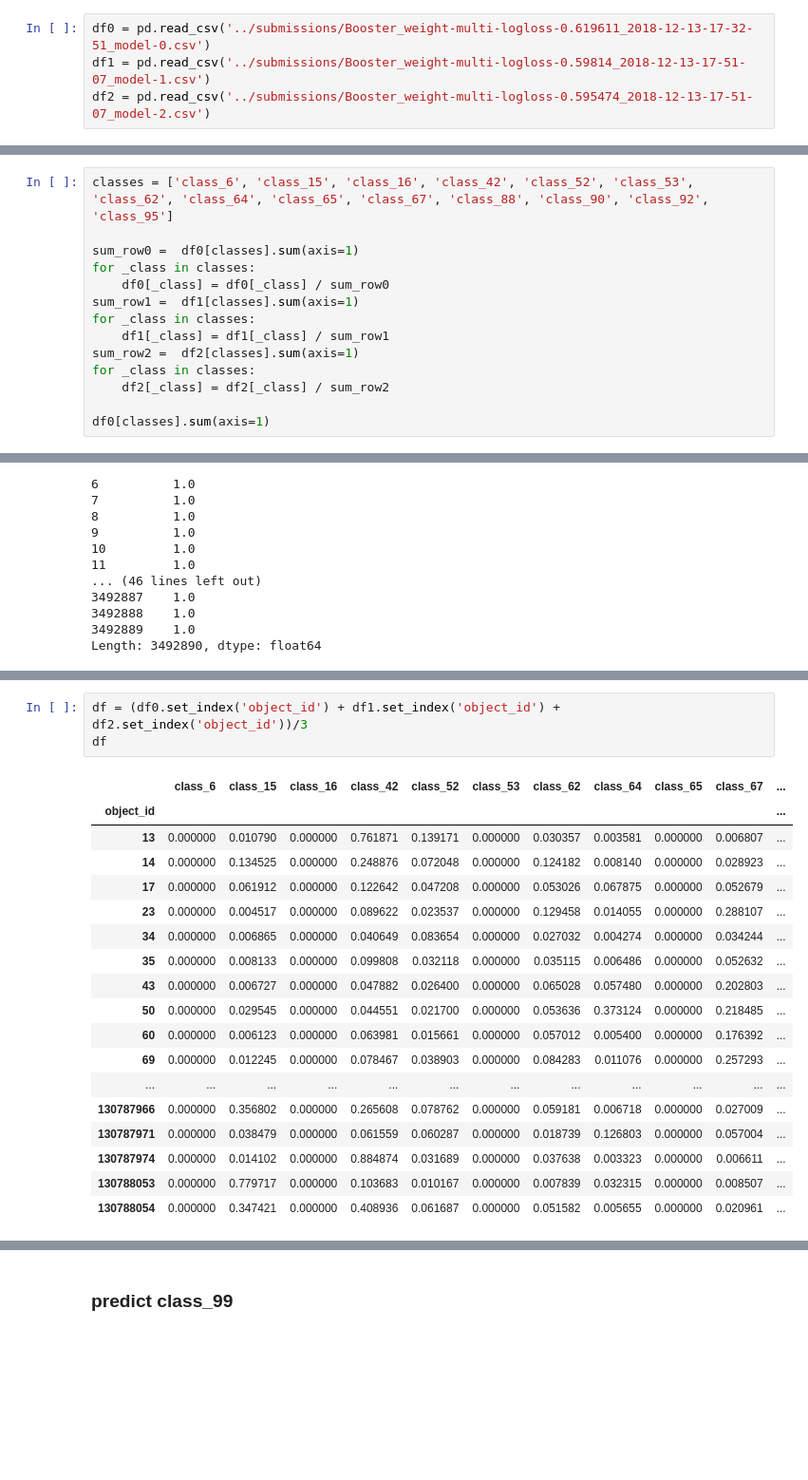
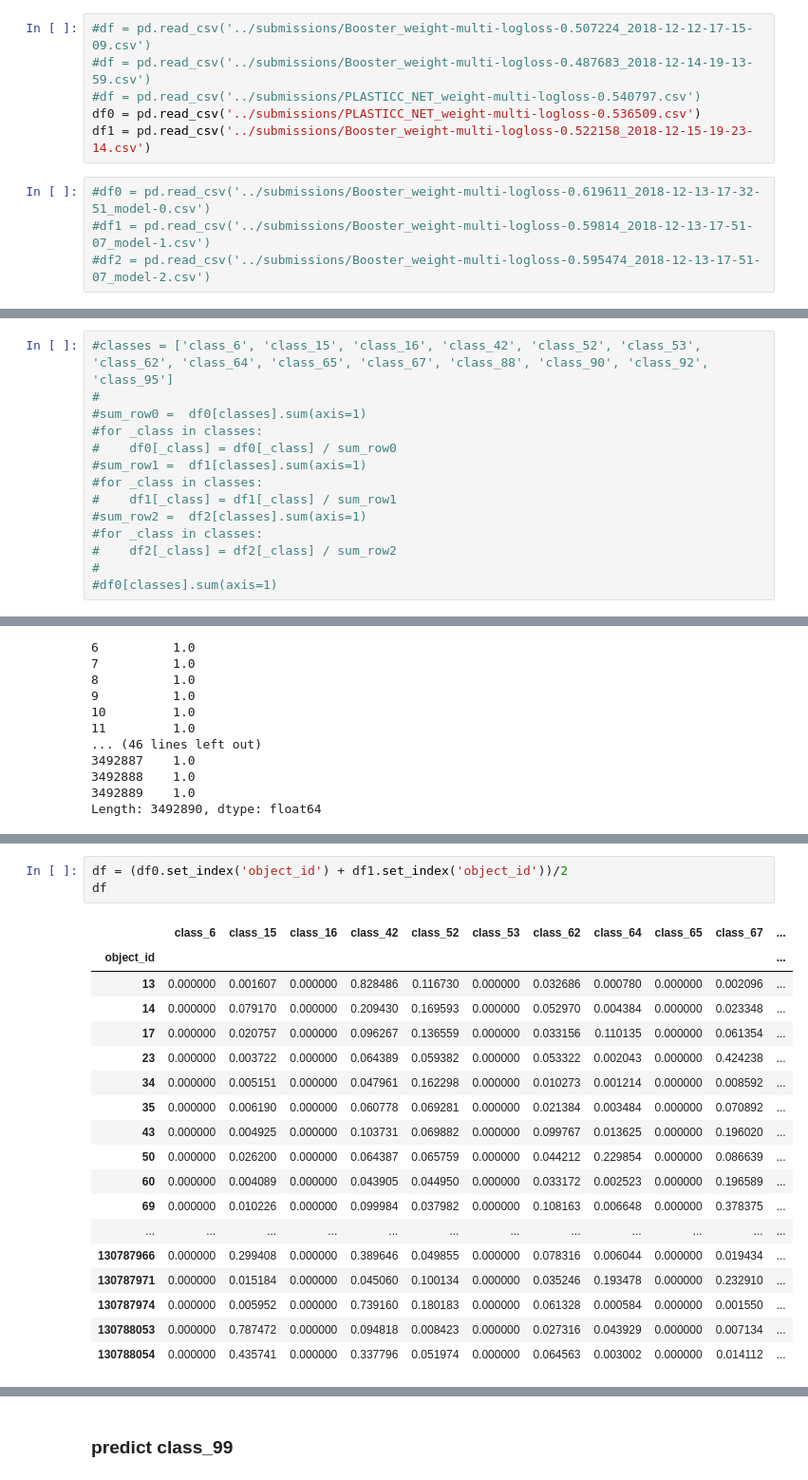
Before and after one commit to guchio3/kaggle-plasticc, a Jupyter notebook: notebook/for_submission.ipynb, the cells around one changed output, grey strips where cells are left out. Shown: that part at 95% size. Cells and saved outputs as stored; diff of their text form; blank space fills up the shorter version.

```diff
--- a/notebook/for_submission.ipynb
+++ b/notebook/for_submission.ipynb
@@ -30,4 +28,10 @@ meta_df
+# %%
+#df = pd.read_csv('../submissions/Booster_weight-multi-logloss-0.507224_2018-12-12-17-15-09.csv')
+#df = pd.read_csv('../submissions/Booster_weight-multi-logloss-0.487683_2018-12-14-19-13-59.csv')
+#df = pd.read_csv('../submissions/PLASTICC_NET_weight-multi-logloss-0.540797.csv')
+df0 = pd.read_csv('../submissions/PLASTICC_NET_weight-multi-logloss-0.536509.csv')
+df1 = pd.read_csv('../submissions/Booster_weight-multi-logloss-0.522158_2018-12-15-19-23-14.csv')
 # %%
-df0 = pd.read_csv('../submissions/Booster_weight-multi-logloss-0.619611_2018-12-13-17-32-51_model-0.csv')
-df1 = pd.read_csv('../submissions/Booster_weight-multi-logloss-0.59814_2018-12-13-17-51-07_model-1.csv')
-df2 = pd.read_csv('../submissions/Booster_weight-multi-logloss-0.595474_2018-12-13-17-51-07_model-2.csv')
+#df0 = pd.read_csv('../submissions/Booster_weight-multi-logloss-0.619611_2018-12-13-17-32-51_model-0.csv')
+#df1 = pd.read_csv('../submissions/Booster_weight-multi-logloss-0.59814_2018-12-13-17-51-07_model-1.csv')
+#df2 = pd.read_csv('../submissions/Booster_weight-multi-logloss-0.595474_2018-12-13-17-51-07_model-2.csv')
@@ -97,15 +86,15 @@ df0
 3492890 rows × 15 columns
 # %%
-classes = ['class_6', 'class_15', 'class_16', 'class_42', 'class_52', 'class_53', 'class_62', 'class_64', 'class_65', 'class_67', 'class_88', 'class_90', 'class_92', 'class_95']
-
-sum_row0 =  df0[classes].sum(axis=1)
-for _class in classes:
-    df0[_class] = df0[_class] / sum_row0
-sum_row1 =  df1[classes].sum(axis=1)
-for _class in classes:
-    df1[_class] = df1[_class] / sum_row1
-sum_row2 =  df2[classes].sum(axis=1)
-for _class in classes:
-    df2[_class] = df2[_class] / sum_row2
-
-df0[classes].sum(axis=1)
+#classes = ['class_6', 'class_15', 'class_16', 'class_42', 'class_52', 'class_53', 'class_62', 'class_64', 'class_65', 'class_67', 'class_88', 'class_90', 'class_92', 'class_95']
+#
+#sum_row0 =  df0[classes].sum(axis=1)
+#for _class in classes:
+#    df0[_class] = df0[_class] / sum_row0
+#sum_row1 =  df1[classes].sum(axis=1)
+#for _class in classes:
+#    df1[_class] = df1[_class] / sum_row1
+#sum_row2 =  df2[classes].sum(axis=1)
+#for _class in classes:
+#    df2[_class] = df2[_class] / sum_row2
+#
+#df0[classes].sum(axis=1)
@@ -157,23 +156,23 @@ Length: 3492890, dtype: float64
 # %%
-df = (df0.set_index('object_id') + df1.set_index('object_id') + df2.set_index('object_id'))/3
+df = (df0.set_index('object_id') + df1.set_index('object_id'))/2
 df
 # %% [output]
 |  | class_6 | class_15 | class_16 | class_42 | class_52 | class_53 | class_62 | class_64 | class_65 | class_67 | ... |
 | object_id |  |  |  |  |  |  |  |  |  |  | ... |
-| 13 | 0.000000 | 0.010790 | 0.000000 | 0.761871 | 0.139171 | 0.000000 | 0.030357 | 0.003581 | 0.000000 | 0.006807 | ... |
-| 14 | 0.000000 | 0.134525 | 0.000000 | 0.248876 | 0.072048 | 0.000000 | 0.124182 | 0.008140 | 0.000000 | 0.028923 | ... |
-| 17 | 0.000000 | 0.061912 | 0.000000 | 0.122642 | 0.047208 | 0.000000 | 0.053026 | 0.067875 | 0.000000 | 0.052679 | ... |
-| 23 | 0.000000 | 0.004517 | 0.000000 | 0.089622 | 0.023537 | 0.000000 | 0.129458 | 0.014055 | 0.000000 | 0.288107 | ... |
-| 34 | 0.000000 | 0.006865 | 0.000000 | 0.040649 | 0.083654 | 0.000000 | 0.027032 | 0.004274 | 0.000000 | 0.034244 | ... |
-| 35 | 0.000000 | 0.008133 | 0.000000 | 0.099808 | 0.032118 | 0.000000 | 0.035115 | 0.006486 | 0.000000 | 0.052632 | ... |
-| 43 | 0.000000 | 0.006727 | 0.000000 | 0.047882 | 0.026400 | 0.000000 | 0.065028 | 0.057480 | 0.000000 | 0.202803 | ... |
-| 50 | 0.000000 | 0.029545 | 0.000000 | 0.044551 | 0.021700 | 0.000000 | 0.053636 | 0.373124 | 0.000000 | 0.218485 | ... |
-| 60 | 0.000000 | 0.006123 | 0.000000 | 0.063981 | 0.015661 | 0.000000 | 0.057012 | 0.005400 | 0.000000 | 0.176392 | ... |
-| 69 | 0.000000 | 0.012245 | 0.000000 | 0.078467 | 0.038903 | 0.000000 | 0.084283 | 0.011076 | 0.000000 | 0.257293 | ... |
+| 13 | 0.000000 | 0.001607 | 0.000000 | 0.828486 | 0.116730 | 0.000000 | 0.032686 | 0.000780 | 0.000000 | 0.002096 | ... |
+| 14 | 0.000000 | 0.079170 | 0.000000 | 0.209430 | 0.169593 | 0.000000 | 0.052970 | 0.004384 | 0.000000 | 0.023348 | ... |
+| 17 | 0.000000 | 0.020757 | 0.000000 | 0.096267 | 0.136559 | 0.000000 | 0.033156 | 0.110135 | 0.000000 | 0.061354 | ... |
+| 23 | 0.000000 | 0.003722 | 0.000000 | 0.064389 | 0.059382 | 0.000000 | 0.053322 | 0.002043 | 0.000000 | 0.424238 | ... |
+| 34 | 0.000000 | 0.005151 | 0.000000 | 0.047961 | 0.162298 | 0.000000 | 0.010273 | 0.001214 | 0.000000 | 0.008592 | ... |
+| 35 | 0.000000 | 0.006190 | 0.000000 | 0.060778 | 0.069281 | 0.000000 | 0.021384 | 0.003484 | 0.000000 | 0.070892 | ... |
+| 43 | 0.000000 | 0.004925 | 0.000000 | 0.103731 | 0.069882 | 0.000000 | 0.099767 | 0.013625 | 0.000000 | 0.196020 | ... |
+| 50 | 0.000000 | 0.026200 | 0.000000 | 0.064387 | 0.065759 | 0.000000 | 0.044212 | 0.229854 | 0.000000 | 0.086639 | ... |
+| 60 | 0.000000 | 0.004089 | 0.000000 | 0.043905 | 0.044950 | 0.000000 | 0.033172 | 0.002523 | 0.000000 | 0.196589 | ... |
+| 69 | 0.000000 | 0.010226 | 0.000000 | 0.099984 | 0.037982 | 0.000000 | 0.108163 | 0.006648 | 0.000000 | 0.378375 | ... |
 | ... | ... | ... | ... | ... | ... | ... | ... | ... | ... | ... | ... |
-| 130787966 | 0.000000 | 0.356802 | 0.000000 | 0.265608 | 0.078762 | 0.000000 | 0.059181 | 0.006718 | 0.000000 | 0.027009 | ... |
-| 130787971 | 0.000000 | 0.038479 | 0.000000 | 0.061559 | 0.060287 | 0.000000 | 0.018739 | 0.126803 | 0.000000 | 0.057004 | ... |
-| 130787974 | 0.000000 | 0.014102 | 0.000000 | 0.884874 | 0.031689 | 0.000000 | 0.037638 | 0.003323 | 0.000000 | 0.006611 | ... |
-| 130788053 | 0.000000 | 0.779717 | 0.000000 | 0.103683 | 0.010167 | 0.000000 | 0.007839 | 0.032315 | 0.000000 | 0.008507 | ... |
-| 130788054 | 0.000000 | 0.347421 | 0.000000 | 0.408936 | 0.061687 | 0.000000 | 0.051582 | 0.005655 | 0.000000 | 0.020961 | ... |
+| 130787966 | 0.000000 | 0.299408 | 0.000000 | 0.389646 | 0.049855 | 0.000000 | 0.078316 | 0.006044 | 0.000000 | 0.019434 | ... |
+| 130787971 | 0.000000 | 0.015184 | 0.000000 | 0.045060 | 0.100134 | 0.000000 | 0.035246 | 0.193478 | 0.000000 | 0.232910 | ... |
+| 130787974 | 0.000000 | 0.005952 | 0.000000 | 0.739160 | 0.180183 | 0.000000 | 0.061328 | 0.000584 | 0.000000 | 0.001550 | ... |
+| 130788053 | 0.000000 | 0.787472 | 0.000000 | 0.094818 | 0.008423 | 0.000000 | 0.027316 | 0.043929 | 0.000000 | 0.007134 | ... |
+| 130788054 | 0.000000 | 0.435741 | 0.000000 | 0.337796 | 0.051974 | 0.000000 | 0.064563 | 0.003002 | 0.000000 | 0.014112 | ... |
 3492890 rows × 14 columns
```
Also changed, not shown: parts of 45 cells of this notebook, 5 other files.
